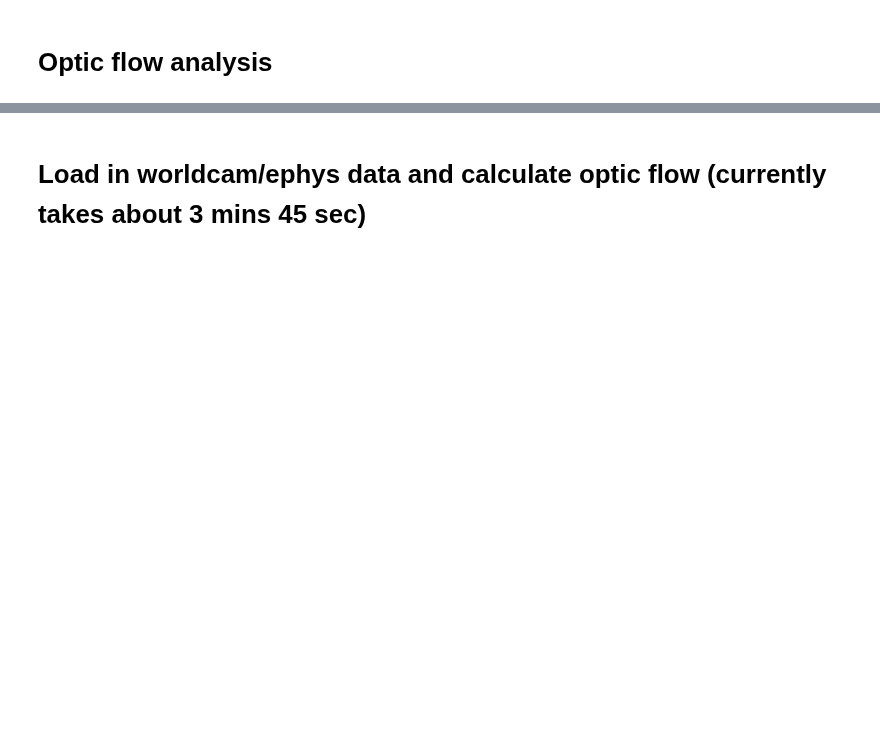
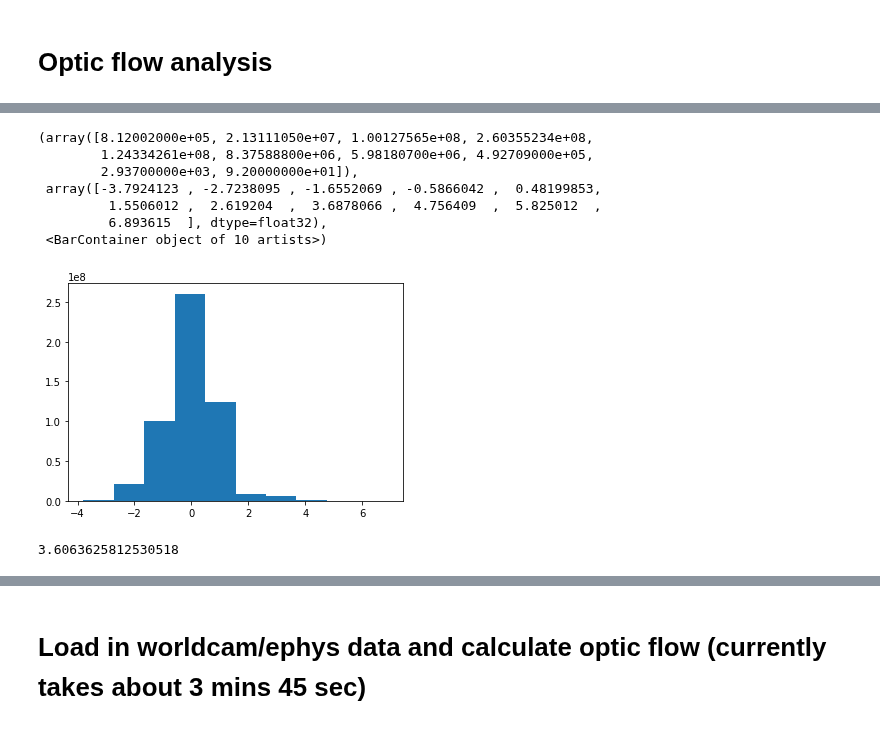
Before and after one commit to nielllab/FreelyMovingEphys, a Jupyter notebook: projects/ephys/phil_group_ephys_analysis.ipynb, the cells around one changed output, grey strips where cells are left out. Cells and saved outputs as stored; diff of their text form; code cells hidden in the pictures; blank space fills up the shorter version.

```diff
--- a/projects/ephys/phil_group_ephys_analysis.ipynb
+++ b/projects/ephys/phil_group_ephys_analysis.ipynb
@@ -18,0 +91,15 @@ from tqdm import tqdm
+# %%
+plt.hist(wc_data.flatten())
+# %% [output]
+(array([8.12002000e+05, 2.13111050e+07, 1.00127565e+08, 2.60355234e+08,
+        1.24334261e+08, 8.37588800e+06, 5.98180700e+06, 4.92709000e+05,
+        2.93700000e+03, 9.20000000e+01]),
+ array([-3.7924123 , -2.7238095 , -1.6552069 , -0.5866042 ,  0.48199853,
+         1.5506012 ,  2.619204  ,  3.6878066 ,  4.756409  ,  5.825012  ,
+         6.893615  ], dtype=float32),
+ <BarContainer object of 10 artists>)
+[figure, added]
+# %%
+wc_std
+# %% [output]
+3.6063625812530518
```
Also changed, not shown: parts of 21 cells of this notebook, 4 other files.
